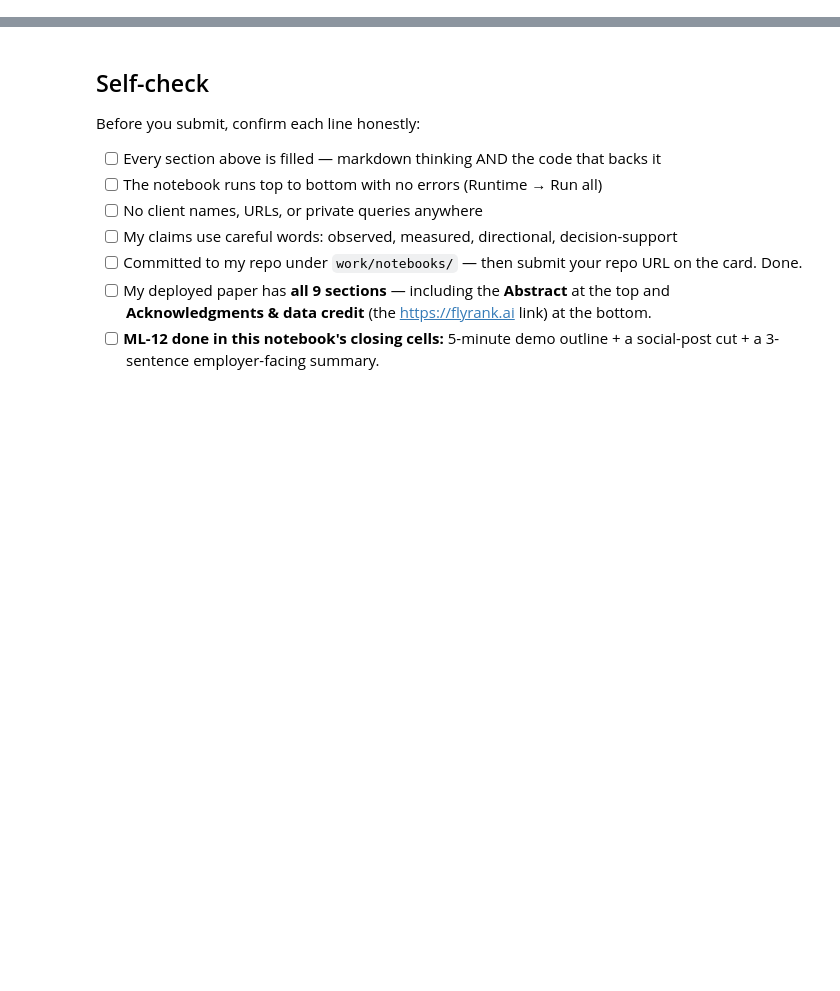
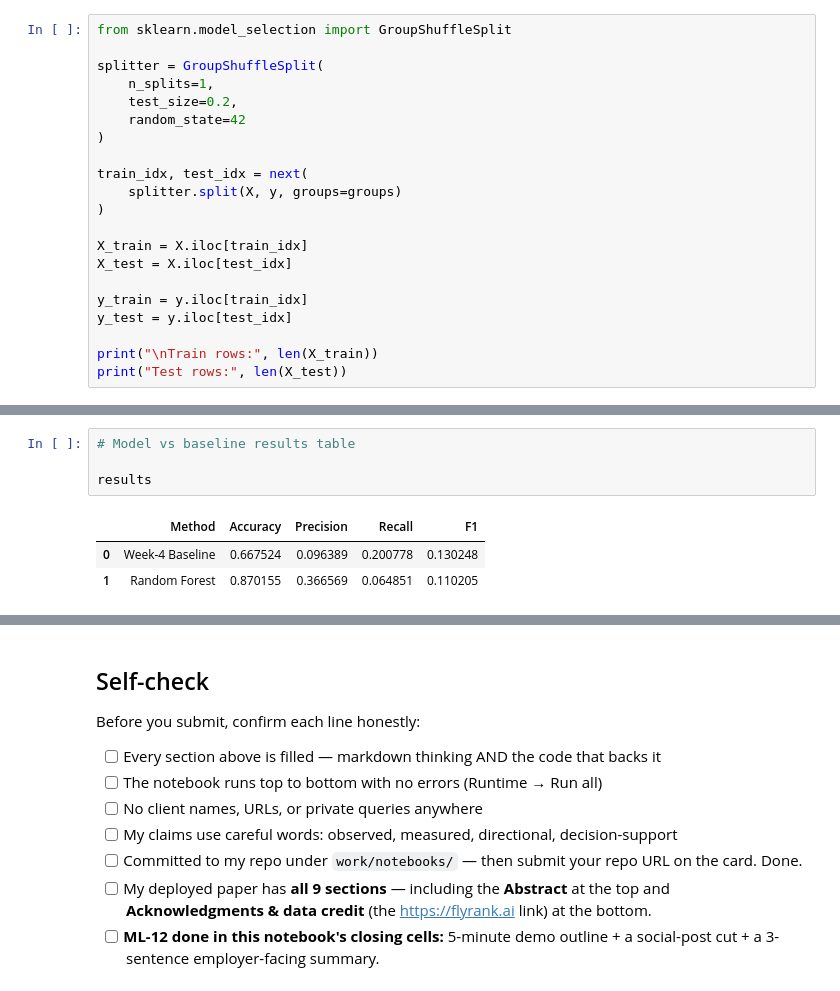
Before and after one commit to ShamirAli55/flyrank-internship, a Jupyter notebook: work/notebooks/capstone.ipynb, the cells around one changed output, grey strips where cells are left out. Cells and saved outputs as stored; diff of their text form; blank space fills up the shorter version.

```diff
--- a/work/notebooks/capstone.ipynb
+++ b/work/notebooks/capstone.ipynb
@@ -36,0 +188,21 @@ This skeleton is yours to fill. Work the sections **in order** — each one has
+# %%
+from sklearn.model_selection import GroupShuffleSplit
+
+splitter = GroupShuffleSplit(
+    n_splits=1,
+    test_size=0.2,
+    random_state=42
+)
+
+train_idx, test_idx = next(
+    splitter.split(X, y, groups=groups)
+)
+
+X_train = X.iloc[train_idx]
+X_test = X.iloc[test_idx]
+
+y_train = y.iloc[train_idx]
+y_test = y.iloc[test_idx]
+
+print("\nTrain rows:", len(X_train))
+print("Test rows:", len(X_test))
@@ -36,0 +382,8 @@ This skeleton is yours to fill. Work the sections **in order** — each one has
+# %%
+# Model vs baseline results table
+
+results
+# %% [output]
+|  | Method | Accuracy | Precision | Recall | F1 |
+| 0 | Week-4 Baseline | 0.667524 | 0.096389 | 0.200778 | 0.130248 |
+| 1 | Random Forest | 0.870155 | 0.366569 | 0.064851 | 0.110205 |
```
Also changed, not shown: parts of 22 cells of this notebook.
